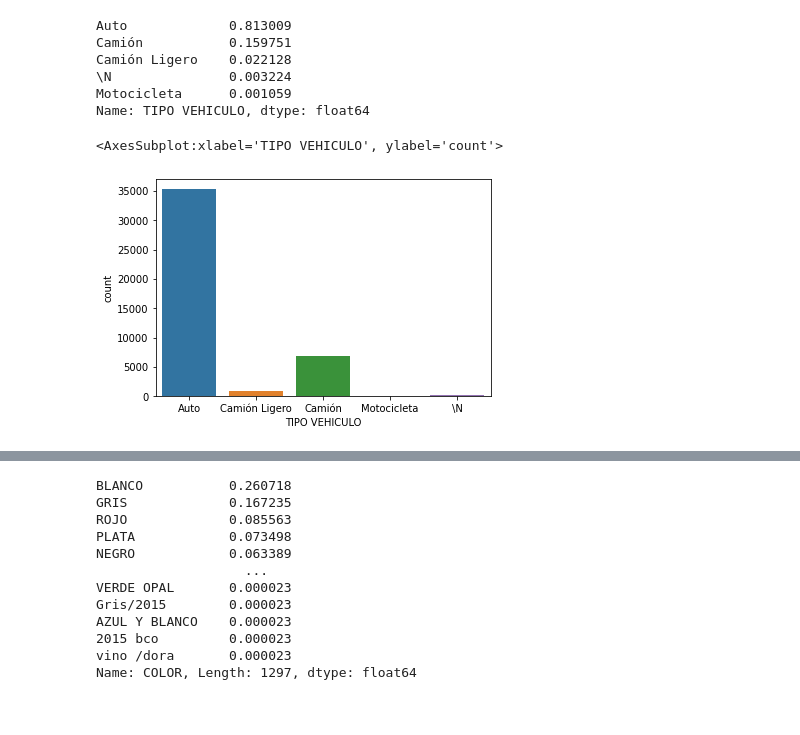
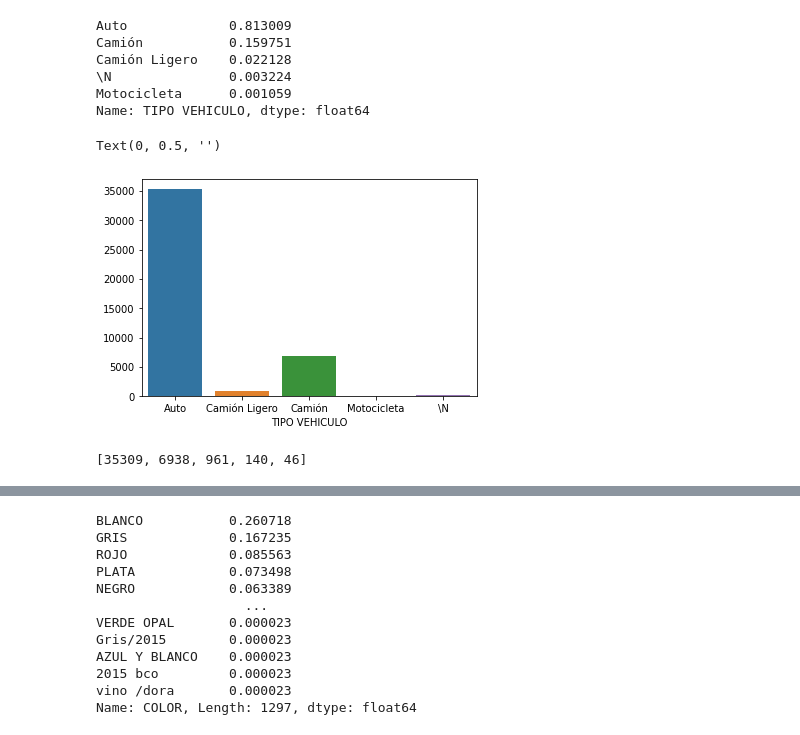
Before and after one commit to RamonPuon/Datlas-Analysis, a Jupyter notebook: data_analysis.ipynb, the cells around one changed output, grey strips where cells are left out. Drawn from its saved outputs; the diff is of its cells as text; code cells hidden in the pictures.

```diff
--- a/data_analysis.ipynb
+++ b/data_analysis.ipynb
@@ -121,6 +122,11 @@ Motocicleta      0.001059
 Name: TIPO VEHICULO, dtype: float64
 # %%
 sns.countplot(x = 'TIPO VEHICULO', data=dataset)
+plt.ylabel('')
 # %% [output]
-<AxesSubplot:xlabel='TIPO VEHICULO', ylabel='count'>
+Text(0, 0.5, '')
-[figure, old version]
+[figure, new version]
+# %%
+list(dataset['TIPO VEHICULO'].value_counts())
+# %% [output]
+[35309, 6938, 961, 140, 46]
```
Also changed, not shown: parts of 14 cells of this notebook.
